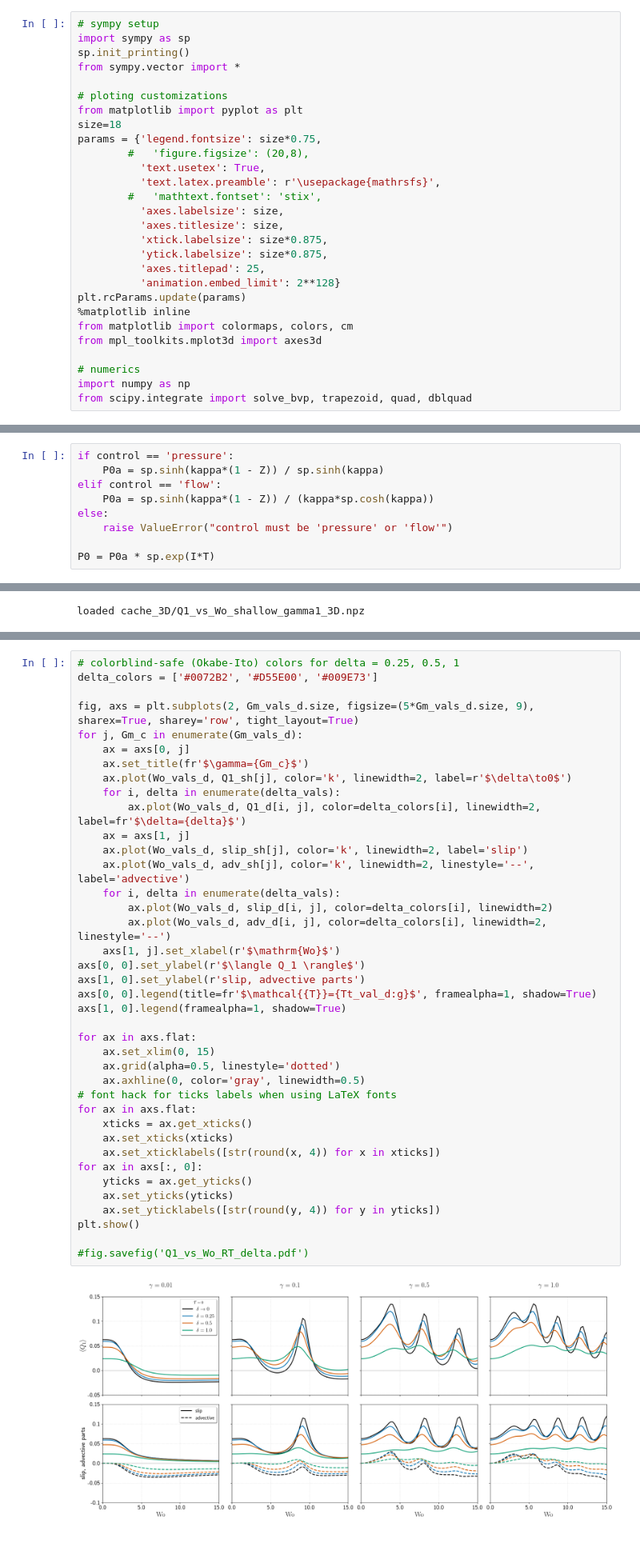
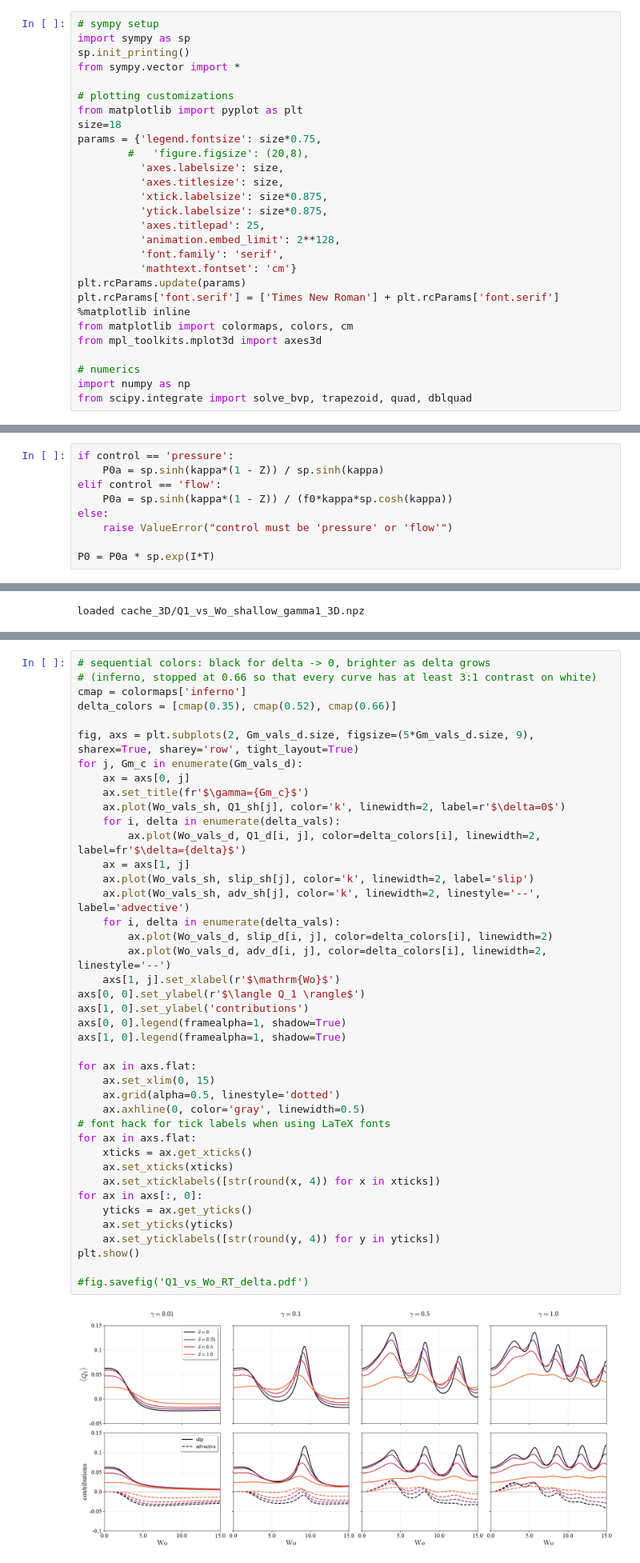
Before and after one commit to ichristov/soft-hydraulic-ale-fsi, a Jupyter notebook: theory_oscillatory/oscillatory_FSI_channel_RT_3D.ipynb, the cells around one changed output, grey strips where cells are left out. Shown at 80% size. Cells and saved outputs as stored; diff of their text form.

```diff
--- a/theory_oscillatory/oscillatory_FSI_channel_RT_3D.ipynb
+++ b/theory_oscillatory/oscillatory_FSI_channel_RT_3D.ipynb
@@ -17,21 +6,21 @@ import sympy as sp
 sp.init_printing()
 from sympy.vector import *
 
-# ploting customizations
+# plotting customizations
 from matplotlib import pyplot as plt
 size=18
 params = {'legend.fontsize': size*0.75,
         #   'figure.figsize': (20,8),
-          'text.usetex': True,
-          'text.latex.preamble': r'\usepackage{mathrsfs}',
-        #   'mathtext.fontset': 'stix',
           'axes.labelsize': size,
           'axes.titlesize': size,
           'xtick.labelsize': size*0.875,
           'ytick.labelsize': size*0.875,
           'axes.titlepad': 25,
-          'animation.embed_limit': 2**128}
+          'animation.embed_limit': 2**128,
+          'font.family': 'serif',
+          'mathtext.fontset': 'cm'}
 plt.rcParams.update(params)
+plt.rcParams['font.serif'] = ['Times New Roman'] + plt.rcParams['font.serif']
 %matplotlib inline
 from matplotlib import colormaps, colors, cm
 from mpl_toolkits.mplot3d import axes3d
@@ -102,7 +102,7 @@ $U_{Y,0} = \mathcal{U}(X) P_0$ with $\mathcal{U}(X) = 30\left(\tfrac{1}{4}-X^2\r
 if control == 'pressure':
     P0a = sp.sinh(kappa*(1 - Z)) / sp.sinh(kappa)
 elif control == 'flow':
-    P0a = sp.sinh(kappa*(1 - Z)) / (kappa*sp.cosh(kappa))
+    P0a = sp.sinh(kappa*(1 - Z)) / (f0*kappa*sp.cosh(kappa))
 else:
     raise ValueError("control must be 'pressure' or 'flow'")
 
@@ -932,44 +933,46 @@ loaded cache_3D/Q1_vs_Wo_delta_3D.npz
 # %%
-# colorblind-safe (Okabe-Ito) colors for delta = 0.25, 0.5, 1
-delta_colors = ['#0072B2', '#D55E00', '#009E73']
+# sequential colors: black for delta -> 0, brighter as delta grows
+# (inferno, stopped at 0.66 so that every curve has at least 3:1 contrast on white)
+cmap = colormaps['inferno']
+delta_colors = [cmap(0.35), cmap(0.52), cmap(0.66)]
 
 fig, axs = plt.subplots(2, Gm_vals_d.size, figsize=(5*Gm_vals_d.size, 9), sharex=True, sharey='row', tight_layout=True)
 for j, Gm_c in enumerate(Gm_vals_d):
     ax = axs[0, j]
     ax.set_title(fr'$\gamma={Gm_c}$')
-    ax.plot(Wo_vals_d, Q1_sh[j], color='k', linewidth=2, label=r'$\delta\to0$')
+    ax.plot(Wo_vals_sh, Q1_sh[j], color='k', linewidth=2, label=r'$\delta=0$')
     for i, delta in enumerate(delta_vals):
         ax.plot(Wo_vals_d, Q1_d[i, j], color=delta_colors[i], linewidth=2, label=fr'$\delta={delta}$')
     ax = axs[1, j]
-    ax.plot(Wo_vals_d, slip_sh[j], color='k', linewidth=2, label='slip')
-    ax.plot(Wo_vals_d, adv_sh[j], color='k', linewidth=2, linestyle='--', label='advective')
+    ax.plot(Wo_vals_sh, slip_sh[j], color='k', linewidth=2, label='slip')
+    ax.plot(Wo_vals_sh, adv_sh[j], color='k', linewidth=2, linestyle='--', label='advective')
     for i, delta in enumerate(delta_vals):
         ax.plot(Wo_vals_d, slip_d[i, j], color=delta_colors[i], linewidth=2)
         ax.plot(Wo_vals_d, adv_d[i, j], color=delta_colors[i], linewidth=2, linestyle='--')
     axs[1, j].set_xlabel(r'$\mathrm{Wo}$')
 axs[0, 0].set_ylabel(r'$\langle Q_1 \rangle$')
-axs[1, 0].set_ylabel(r'slip, advective parts')
-axs[0, 0].legend(title=fr'$\mathcal{{T}}={Tt_val_d:g}$', framealpha=1, shadow=True)
+axs[1, 0].set_ylabel('contributions')
+axs[0, 0].legend(framealpha=1, shadow=True)
 axs[1, 0].legend(framealpha=1, shadow=True)
 
 for ax in axs.flat:
     ax.set_xlim(0, 15)
     ax.grid(alpha=0.5, linestyle='dotted')
     ax.axhline(0, color='gray', linewidth=0.5)
-# font hack for ticks labels when using LaTeX fonts
+# font hack for tick labels when using LaTeX fonts
 for ax in axs.flat:
     xticks = ax.get_xticks()
     ax.set_xticks(xticks)
     ax.set_xticklabels([str(round(x, 4)) for x in xticks])
 for ax in axs[:, 0]:
     yticks = ax.get_yticks()
     ax.set_yticks(yticks)
     ax.set_yticklabels([str(round(y, 4)) for y in yticks])
 plt.show()
 
 #fig.savefig('Q1_vs_Wo_RT_delta.pdf')
 # %% [output]
-[figure, old version]
+[figure, new version]
 # %% [markdown]
 # References
 # %% [markdown]
```
Also changed, not shown: parts of 36 cells of this notebook, 4 other files.
